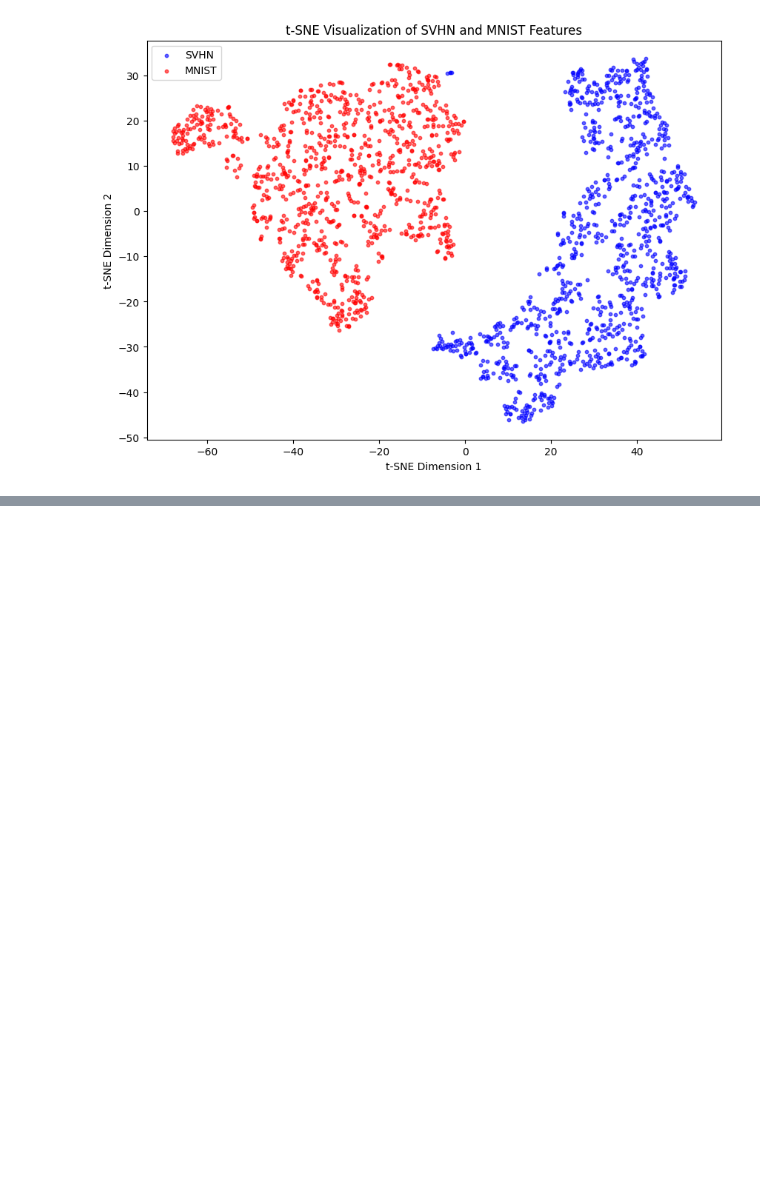
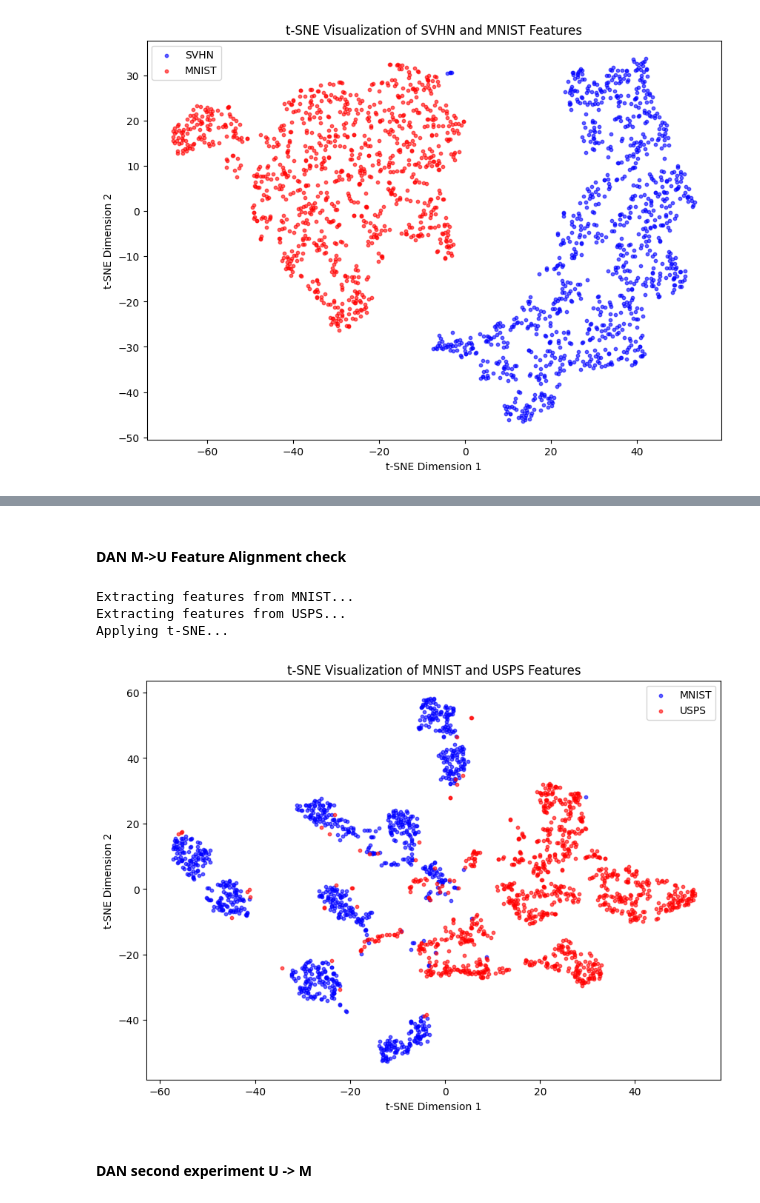
Before and after one commit to Jawamegamind/ATML-PA5-Domain-Adaptation-Generalization, a Jupyter notebook: task_1.ipynb, the cells around one changed output, grey strips where cells are left out. Saved outputs shown, nothing was run; the diff lists cells and outputs as text; code cells hidden in the pictures; blank space fills up the shorter version.

Commit message:
DAN subset experiments

```diff
--- a/task_1.ipynb
+++ b/task_1.ipynb
@@ -652,0 +663,19 @@ Applying t-SNE...
+# %%
+class DAN(nn.Module):
+    def __init__(self, num_classes):
+        super(DAN, self).__init__()
+        self.backbone = resnet50()
+        num_features = self.backbone.fc.in_features
+        self.backbone.fc = nn.Identity()
+
+        # New classification head
+        self.fc = nn.Sequential(
+            nn.Linear(num_features, 256),
+            nn.ReLU(),
+            nn.Linear(256, num_classes)
+        )
+
+    def forward(self, x):
+        features = self.backbone(x)
+        outputs = self.fc(features)
+        return features, outputs
@@ -652,0 +749,19 @@ Applying t-SNE...
+# %%
+# Initialize the model
+num_classes = 10  # Number of classes in MNIST/USPS
+model = DAN(num_classes).to(device)
+
+# Define the loss, optimizer, and DataLoaders
+criterion = nn.CrossEntropyLoss()
+optimizer = torch.optim.Adam(model.parameters(), lr=0.001)
+
+# Subset loaders for testing
+source_loader = mnist_train_subset_loader
+target_loader = usps_train_subset_loader
+
+# Train the DAN model
+train_dan(model, source_loader, target_loader, criterion, optimizer, device, num_epochs=10)
+
+# Evaluate the model on target domain
+val_accuracy = evaluate_model_dan(model, usps_test_subset_loader)
+print(f"Target Domain Evaluation - Accuracy: {val_accuracy:.2f}%")
@@ -652,0 +782,11 @@ Applying t-SNE...
+# %% [markdown]
+#### DAN M->U Feature Alignment check
+# %%
+visualize_features_with_tsne(model, mnist_train_subset_loader, usps_test_subset_loader, source_label="MNIST", target_label="USPS")
+# %% [output]
+Extracting features from MNIST...
+Extracting features from USPS...
+Applying t-SNE...
+[figure, added]
+# %% [markdown]
+#### DAN second experiment U -> M
```
Also changed, not shown: parts of 19 cells of this notebook.
